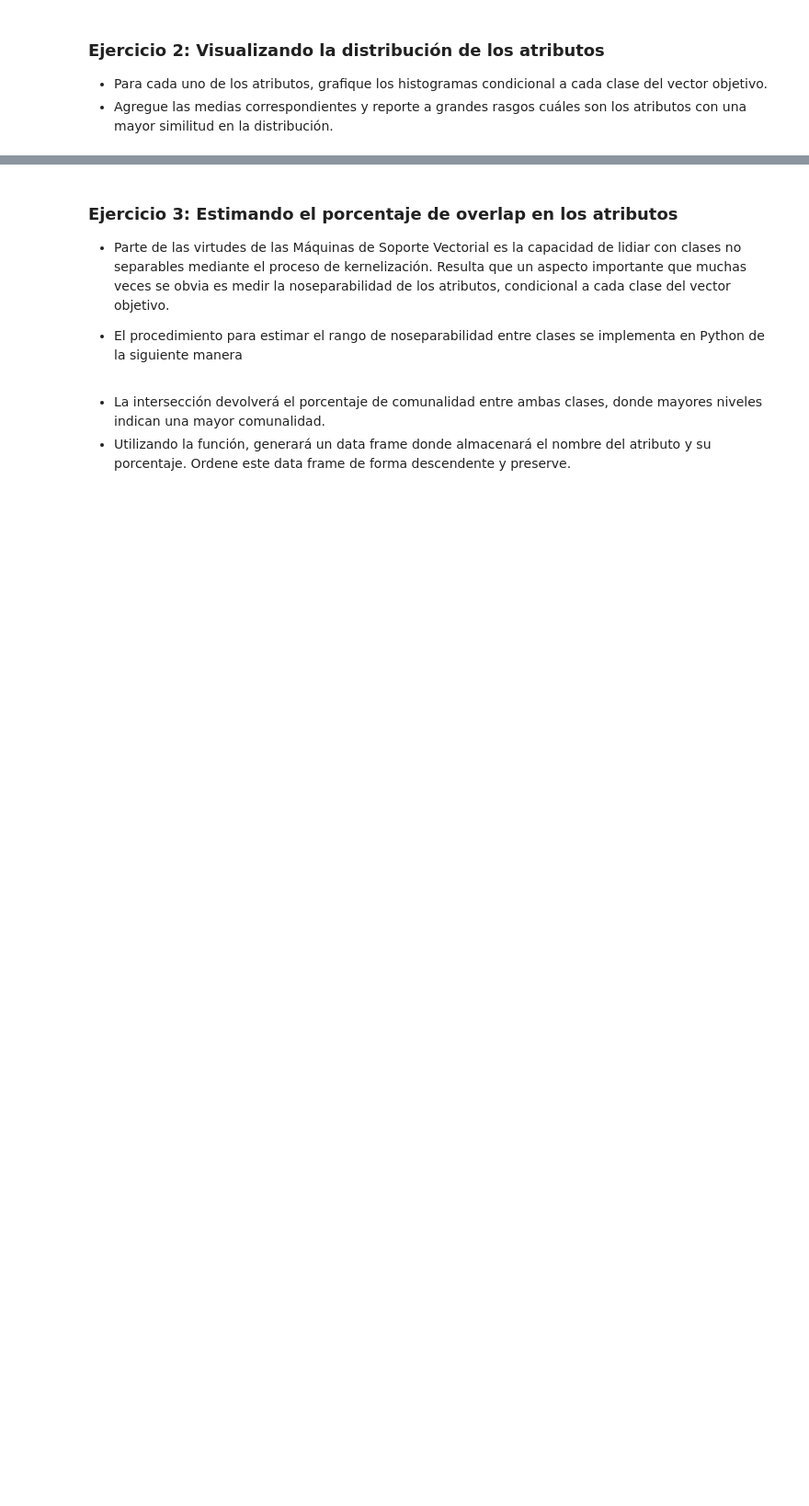
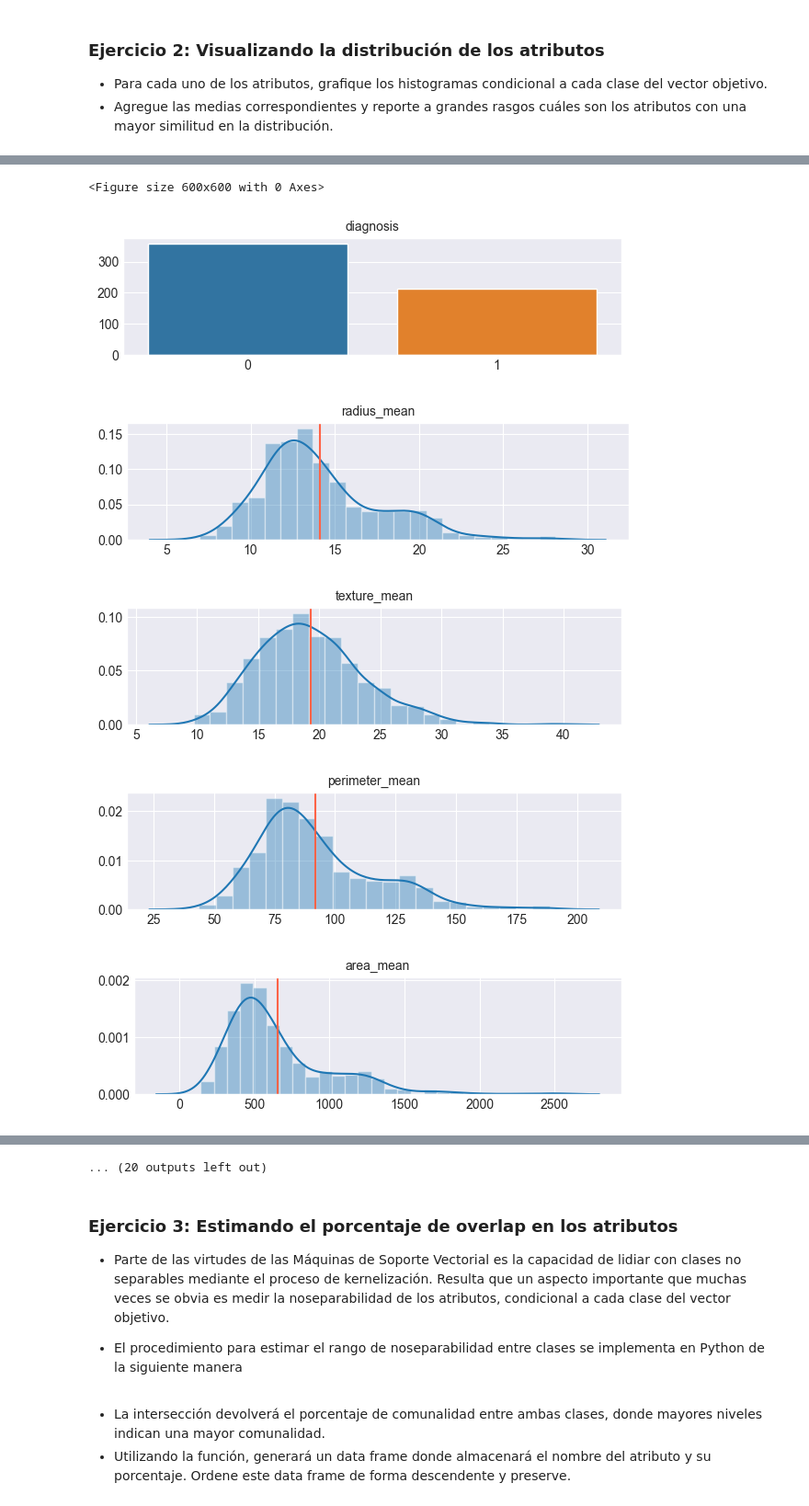
Before and after one commit to Denniels/Machine_Learning, a Jupyter notebook: SVM/Desafío_SVM.ipynb, the cells around one changed output, grey strips where cells are left out. Shown: that part at 92% size. Cells and saved outputs as stored; diff of their text form; code cells hidden in the pictures; blank space fills up the shorter version.

```diff
--- a/SVM/Desafío_SVM.ipynb
+++ b/SVM/Desafío_SVM.ipynb
@@ -56,0 +110,24 @@ warnings.filterwarnings('ignore')
+# %%
+# Dis
+rows = 31
+cols = df.shape[1] / rows
+plt.figure(figsize = (6, 6))
+for index, (colname, serie) in enumerate(df.iteritems()):
+        plt.figure(figsize = (6, 50))
+        plt.subplot(rows, int(cols), index + 1)
+        if pd.api.types.is_float_dtype(serie) is True:
+                #plt.figure(figsize = (6, 6))
+                sns.distplot(serie)
+                plt.axvline(np.mean(serie), color = 'tomato')
+        elif pd.api.types.is_integer_dtype(serie) is True:
+                #plt.figure(figsize = (6, 6))
+                sns.countplot(serie)
+        plt.title(colname, fontsize = 10)
+        plt.xlabel('');plt.ylabel('');plt.tight_layout()
+# %% [output]
+<Figure size 600x600 with 0 Axes>
+[figure, added]
+[figure, added]
+[figure, added]
+[figure, added]
+[figure, added]
@@ -57,3 +140,4 @@ warnings.filterwarnings('ignore')
+... (20 outputs left out)
 # %% [markdown]
 ### Ejercicio 3: Estimando el porcentaje de overlap en los atributos
 - Parte de las virtudes de las Máquinas de Soporte Vectorial es la capacidad de lidiar
```
Also changed, not shown: parts of 9 cells of this notebook.
